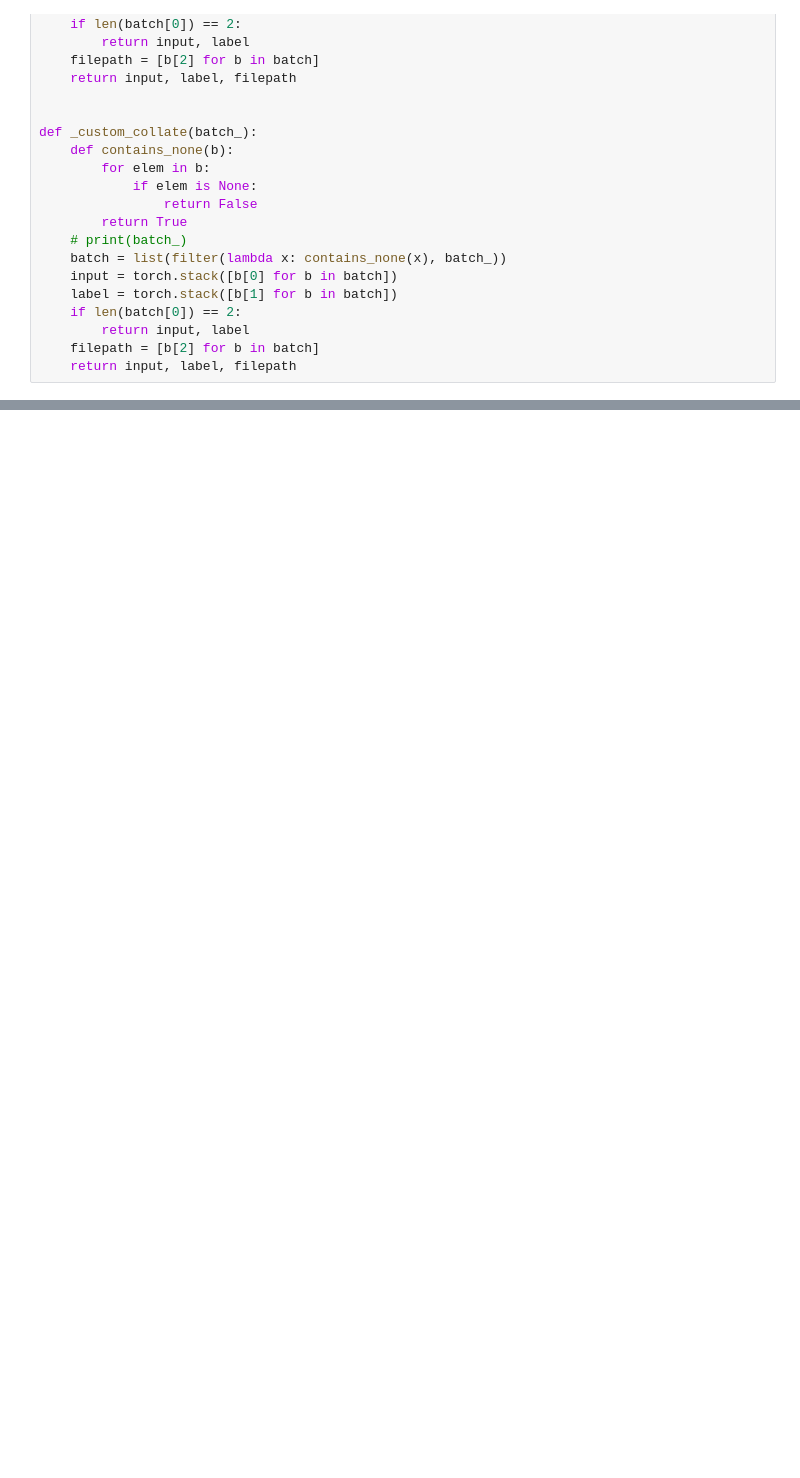
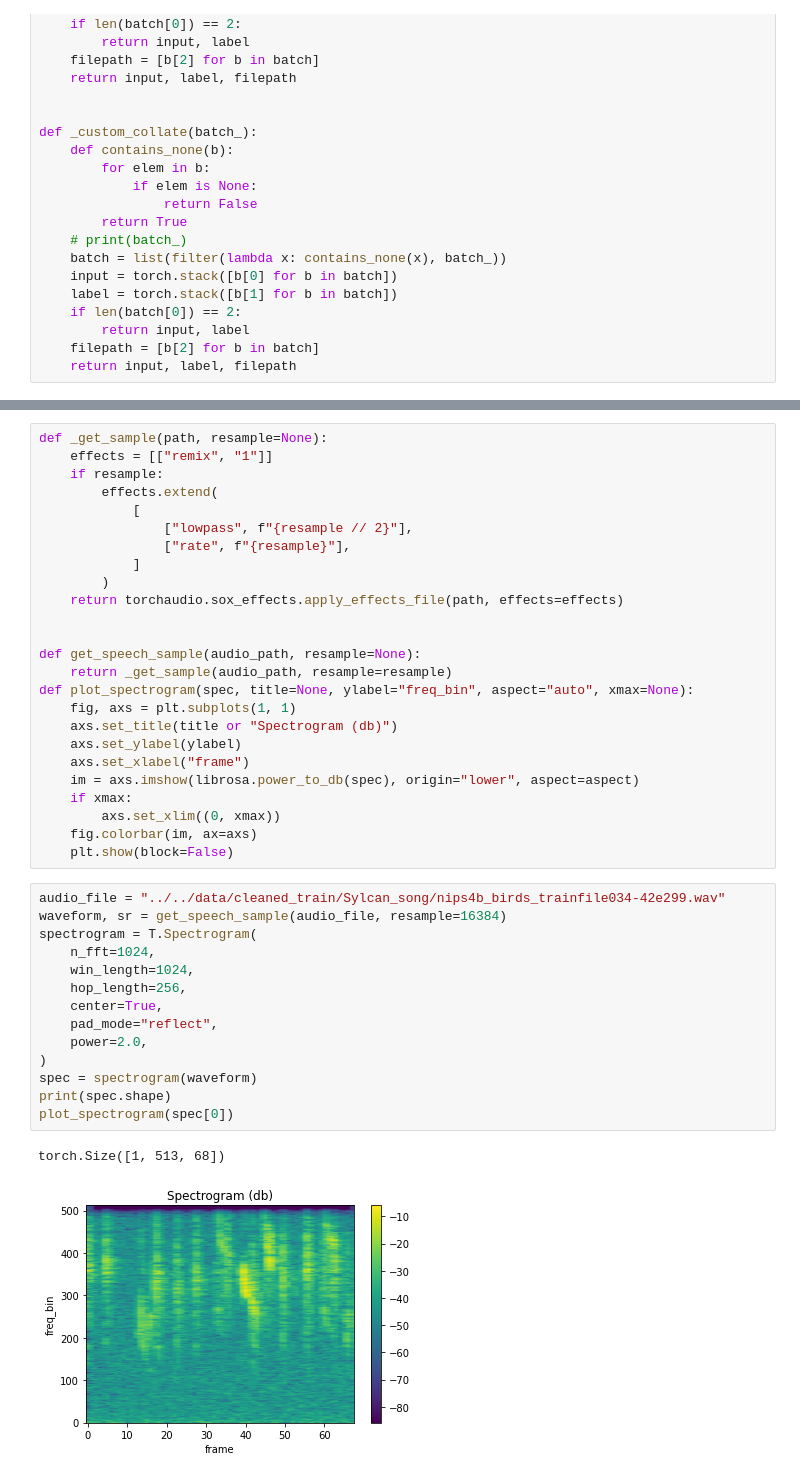
Before and after one commit to ixobert/birds-generation, a Jupyter notebook: src/notebooks/specaug.ipynb, the cells around one changed output, grey strips where cells are left out. Saved outputs shown, nothing was run; the diff lists cells and outputs as text; blank space fills up the shorter version.

```diff
--- a/src/notebooks/specaug.ipynb
+++ b/src/notebooks/specaug.ipynb
@@ -192,0 +231,42 @@ torch.Size([3, 1, 256, 32]) torch.Size([3])
+# %%
+def _get_sample(path, resample=None):
+    effects = [["remix", "1"]]
+    if resample:
+        effects.extend(
+            [
+                ["lowpass", f"{resample // 2}"],
+                ["rate", f"{resample}"],
+            ]
+        )
+    return torchaudio.sox_effects.apply_effects_file(path, effects=effects)
+
+
+def get_speech_sample(audio_path, resample=None):
+    return _get_sample(audio_path, resample=resample)
+def plot_spectrogram(spec, title=None, ylabel="freq_bin", aspect="auto", xmax=None):
+    fig, axs = plt.subplots(1, 1)
+    axs.set_title(title or "Spectrogram (db)")
+    axs.set_ylabel(ylabel)
+    axs.set_xlabel("frame")
+    im = axs.imshow(librosa.power_to_db(spec), origin="lower", aspect=aspect)
+    if xmax:
+        axs.set_xlim((0, xmax))
+    fig.colorbar(im, ax=axs)
+    plt.show(block=False)
+# %%
+audio_file = "../../data/cleaned_train/Sylcan_song/nips4b_birds_trainfile034-42e299.wav"
+waveform, sr = get_speech_sample(audio_file, resample=16384)
+spectrogram = T.Spectrogram(
+    n_fft=1024,
+    win_length=1024,
+    hop_length=256,
+    center=True,
+    pad_mode="reflect",
+    power=2.0,
+)
+spec = spectrogram(waveform)
+print(spec.shape)
+plot_spectrogram(spec[0])
+# %% [output]
+torch.Size([1, 513, 68])
+[figure, added]
```
Also changed, not shown: parts of 6 cells of this notebook, 7 other files.
